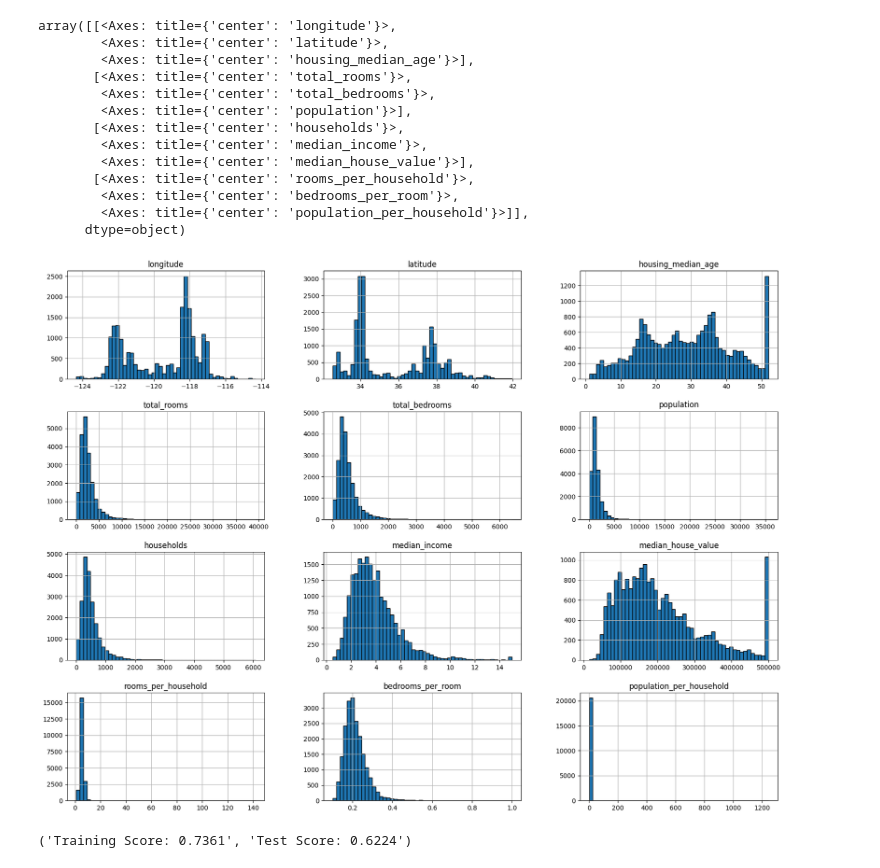
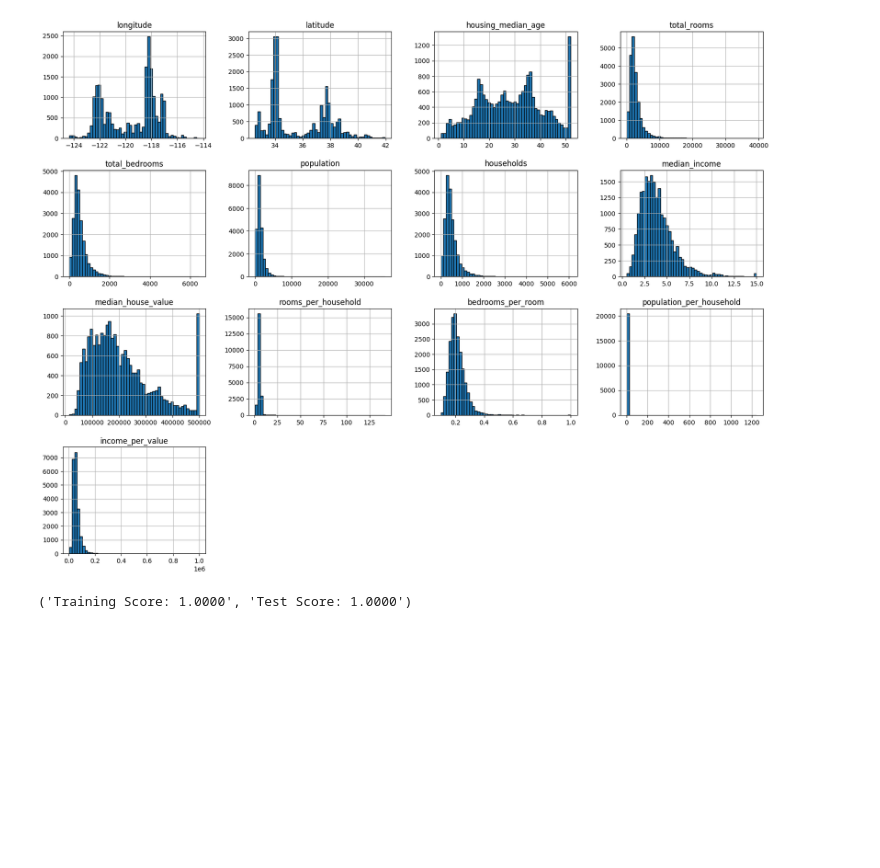
Before and after one commit to Cesar0902/ia-tarea2, a Jupyter notebook: 01-prediccion-precio.ipynb, the cells around one changed output. Cells and saved outputs as stored; diff of their text form; code cells hidden in the pictures; blank space fills up the shorter version.

```diff
--- a/01-prediccion-precio.ipynb
+++ b/01-prediccion-precio.ipynb
@@ -42,23 +35,11 @@ array([[<Axes: title={'center': 'longitude'}>,
 # %%
 housing_data["rooms_per_household"] = housing_data["total_rooms"] / housing_data["households"]
 housing_data["bedrooms_per_room"] = housing_data["total_bedrooms"] / housing_data["total_rooms"]
 housing_data["population_per_household"] = housing_data["population"] / housing_data["households"]
-# housing_data = housing_data[housing_data["housing_median_age"] <= 50]
-# housing_data = housing_data[housing_data["median_house_value"] <= 500000]
+housing_data["income_per_value"] = housing_data["median_house_value"] / housing_data["median_income"]
+
 
 housing_data.hist(bins=50, figsize=(20,15), edgecolor='black')
+plt.show()
 # %% [output]
-array([[<Axes: title={'center': 'longitude'}>,
-        <Axes: title={'center': 'latitude'}>,
-        <Axes: title={'center': 'housing_median_age'}>],
-       [<Axes: title={'center': 'total_rooms'}>,
-        <Axes: title={'center': 'total_bedrooms'}>,
-        <Axes: title={'center': 'population'}>],
-       [<Axes: title={'center': 'households'}>,
-        <Axes: title={'center': 'median_income'}>,
-        <Axes: title={'center': 'median_house_value'}>],
-       [<Axes: title={'center': 'rooms_per_household'}>,
-        <Axes: title={'center': 'bedrooms_per_room'}>,
-        <Axes: title={'center': 'population_per_household'}>]],
-      dtype=object)
-[figure, old version]
+[figure, new version]
@@ -81,15 +46,31 @@ preprocessor = ColumnTransformer(
-# %%
-# Creando modelo de regresión lineal con características polinómicas de segundo grado
-polynomial_pipeline = Pipeline(steps=[
-    ("preprocessor", preprocessor),
-    ("poly", PolynomialFeatures(degree=2, include_bias=False)),
-    ("regressor", LinearRegression())
-])
-
-polynomial_pipeline.fit(X_train, y_train)
-train_score_poly = r2_score(y_train, polynomial_pipeline.predict(X_train))
-test_score_poly = r2_score(y_test, polynomial_pipeline.predict(X_test))
-
-f"Training Score: {train_score_poly:.4f}", f"Test Score: {test_score_poly:.4f}"
-# %% [output]
-('Training Score: 0.7361', 'Test Score: 0.6224')
+# %%
+X = housing_data.drop(columns="median_house_value")
+y = housing_data["median_house_value"]
+X_train, X_test, y_train, y_test = train_test_split(X, y, test_size=0.2, random_state=42)
+
+# Seleccionando las caracteristicas numericas y categoricas
+numeric_features = X.select_dtypes(include=["float64", "int64"]).columns
+categorical_features = ["ocean_proximity"]
+
+# Transformador de preprocesamiento
+preprocessor = ColumnTransformer(
+    transformers=[
+        ("num", SimpleImputer(strategy="mean"), numeric_features),
+        ("cat", OneHotEncoder(drop="first"), categorical_features),
+    ]
+)
+
+# Creando modelo de regresión lineal con características polinómicas de segundo grado
+polynomial_pipeline = Pipeline(steps=[
+    ("preprocessor", preprocessor),
+    ("poly", PolynomialFeatures(degree=2, include_bias=False)),
+    ("regressor", LinearRegression())
+])
+
+polynomial_pipeline.fit(X_train, y_train)
+train_score_poly = r2_score(y_train, polynomial_pipeline.predict(X_train))
+test_score_poly = r2_score(y_test, polynomial_pipeline.predict(X_test))
+
+f"Training Score: {train_score_poly:.4f}", f"Test Score: {test_score_poly:.4f}"
+# %% [output]
+('Training Score: 1.0000', 'Test Score: 1.0000')
```
Also changed, not shown: parts of 4 cells of this notebook.
